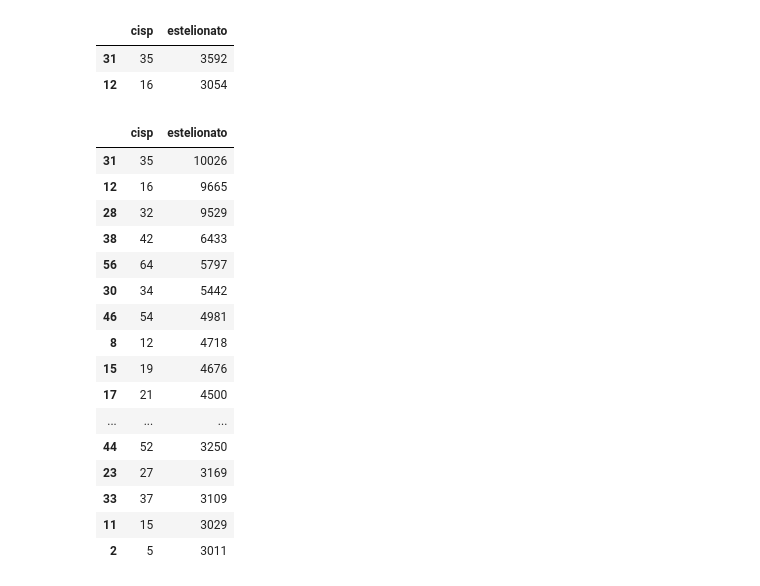
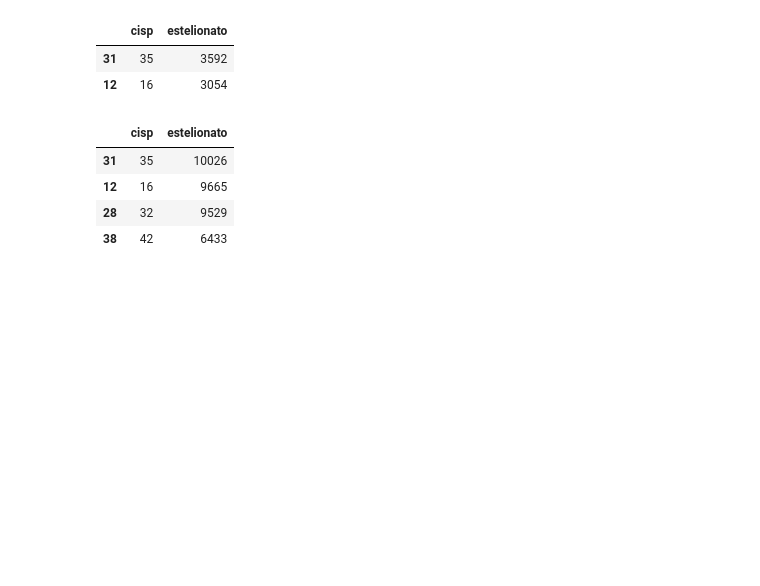
Before and after one commit to JOSESANTOS37/Repo_Senac, a Jupyter notebook: Aula 14/Distancia.ipynb, the cells around one changed output. Saved outputs shown, nothing was run; the diff lists cells and outputs as text; code cells hidden in the pictures; blank space fills up the shorter version.

```diff
--- a/Aula 14/Distancia.ipynb
+++ b/Aula 14/Distancia.ipynb
@@ -192,23 +192,11 @@ Outliers_Anterior.sort_values(by='estelionato', ascending= False)
 | 31 | 35 | 3592 |
 | 12 | 16 | 3054 |
 # %%
-Outliers_atual = gestao_atual_Agrupamento.loc[gestao_atual_Agrupamento['estelionato'] >= limite_superior_anterior]
+Outliers_atual = gestao_atual_Agrupamento.loc[gestao_atual_Agrupamento['estelionato'] >= limite_superior_atual]
 Outliers_atual.sort_values(by='estelionato', ascending= False)
 # %% [output]
 |  | cisp | estelionato |
 | 31 | 35 | 10026 |
 | 12 | 16 | 9665 |
 | 28 | 32 | 9529 |
 | 38 | 42 | 6433 |
-| 56 | 64 | 5797 |
-| 30 | 34 | 5442 |
-| 46 | 54 | 4981 |
-| 8 | 12 | 4718 |
-| 15 | 19 | 4676 |
-| 17 | 21 | 4500 |
-| ... | ... | ... |
-| 44 | 52 | 3250 |
-| 23 | 27 | 3169 |
-| 33 | 37 | 3109 |
-| 11 | 15 | 3029 |
-| 2 | 5 | 3011 |
```
